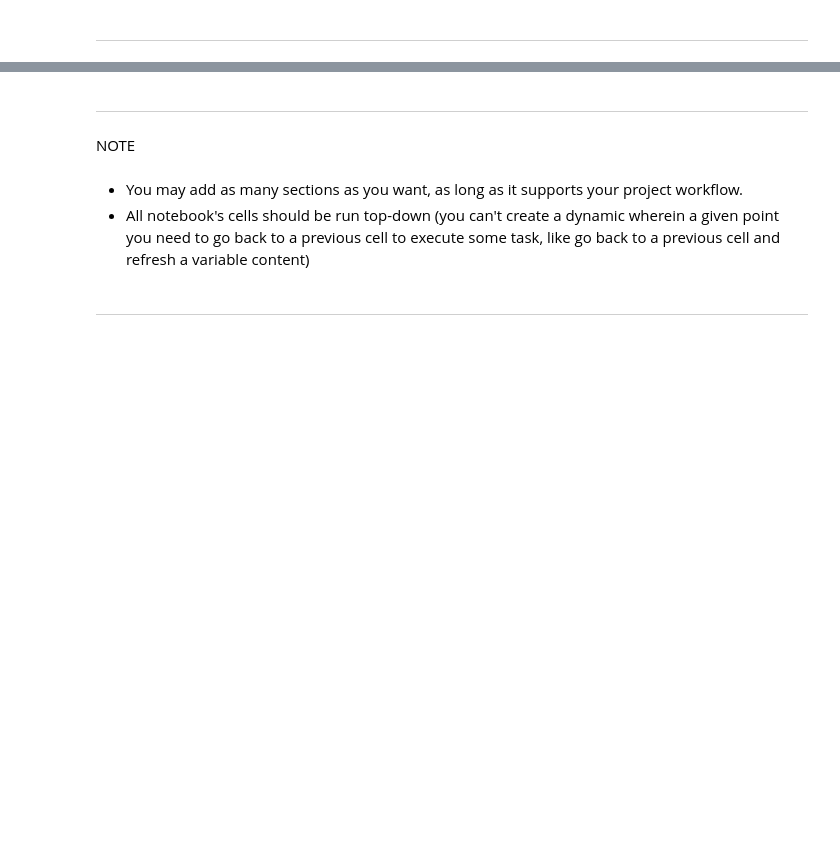
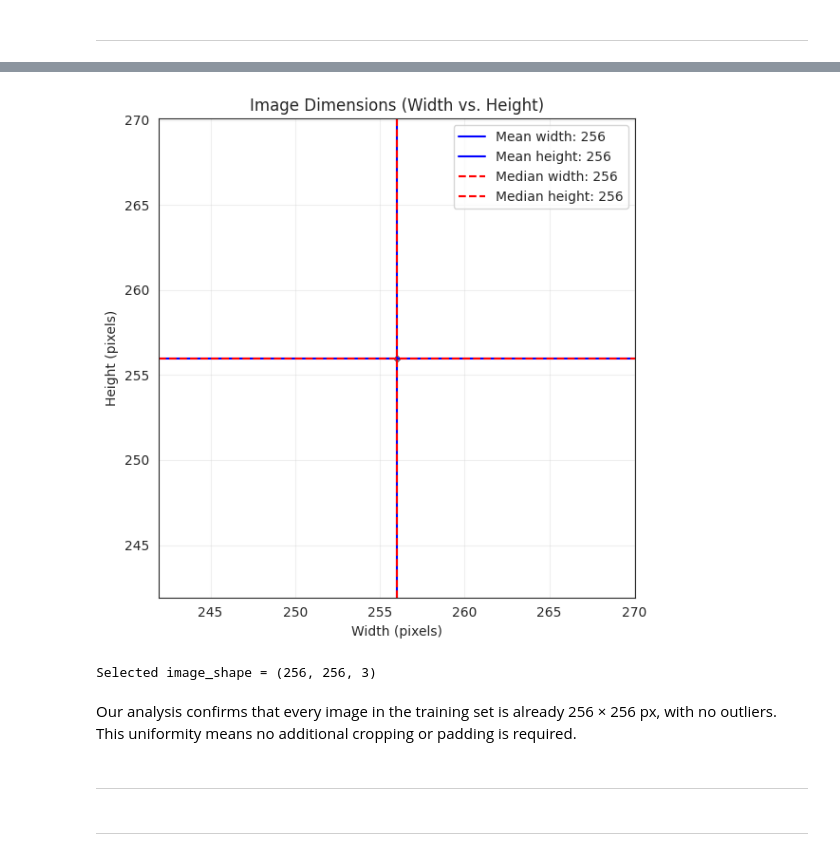
Before and after one commit to JDonnellyCodeInstitute/PP5-MildewDetection, a Jupyter notebook: jupyter_notebooks/02 - DataVisualisation.ipynb, the cells around one changed output, grey strips where cells are left out. Cells and saved outputs as stored; diff of their text form; code cells hidden in the pictures; blank space fills up the shorter version.

Commit message:
Mean and median distributions of image height and width plotted proving image-size uniformity

```diff
--- a/jupyter_notebooks/02 - DataVisualisation.ipynb
+++ b/jupyter_notebooks/02 - DataVisualisation.ipynb
@@ -148,10 +156,48 @@ Section 2 content
+# %%
+# All (height, width) gathered from the train split
+dim_h, dim_w = [], []
+for cls in labels:
+    for img_file in (train_dir/cls).glob('*'):
+        img = imread(str(img_file))
+        h, w, _ = img.shape
+        dim_h.append(h)
+        dim_w.append(w)
+
+# Compute mean and median
+avg_h, avg_w = int(np.mean(dim_h)), int(np.mean(dim_w))
+med_h, med_w = int(np.median(dim_h)), int(np.median(dim_w))
+
+# Scatter‑plot width vs height
+plt.figure(figsize=(6,6))
+plt.scatter(dim_w, dim_h, s=10, alpha=0.2, color='gray')
+# mean lines
+plt.axvline(avg_w, color='blue', linestyle='-', label=f'Mean width: {avg_w}')
+plt.axhline(avg_h, color='blue', linestyle='-', label=f'Mean height: {avg_h}')
+# median lines
+plt.axvline(med_w, color='red', linestyle='--', label=f'Median width: {med_w}')
+plt.axhline(med_h, color='red', linestyle='--', label=f'Median height: {med_h}')
+
+plt.title('Image Dimensions (Width vs. Height)')
+plt.xlabel('Width (pixels)')
+plt.ylabel('Height (pixels)')
+plt.legend(loc='upper right')
+plt.grid(alpha=0.3)
+plt.tight_layout()
+
+# Save & show
+plt.savefig(figures_out/'image_shape_scatter.png')
+plt.show()
+
+# Select final image_shape for the model
+image_shape = (avg_h, avg_w, 3)
+print('Selected image_shape =', image_shape)
+# %% [output]
+[figure, added]
+Selected image_shape = (256, 256, 3)
+# %% [markdown]
+Our analysis confirms that every image in the training set is already 256 × 256 px, with no outliers. This uniformity means no additional cropping or padding is required.
 # %% [markdown]
 ---
-# %% [markdown]
-NOTE
-# %% [markdown]
-* You may add as many sections as you want, as long as it supports your project workflow.
-* All notebook's cells should be run top-down (you can't create a dynamic wherein a given point you need to go back to a previous cell to execute some task, like go back to a previous cell and refresh a variable content)
 # %% [markdown]
 ---
 # %% [markdown]
```
Also changed, not shown: parts of 3 cells of this notebook, 2 other files.
